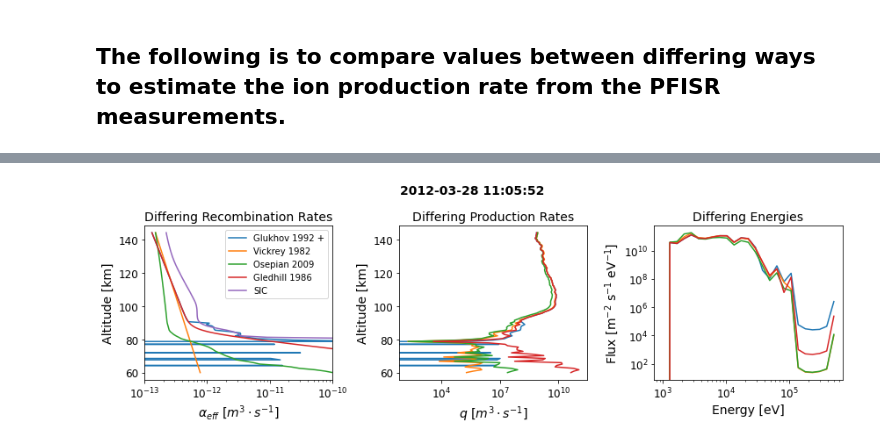
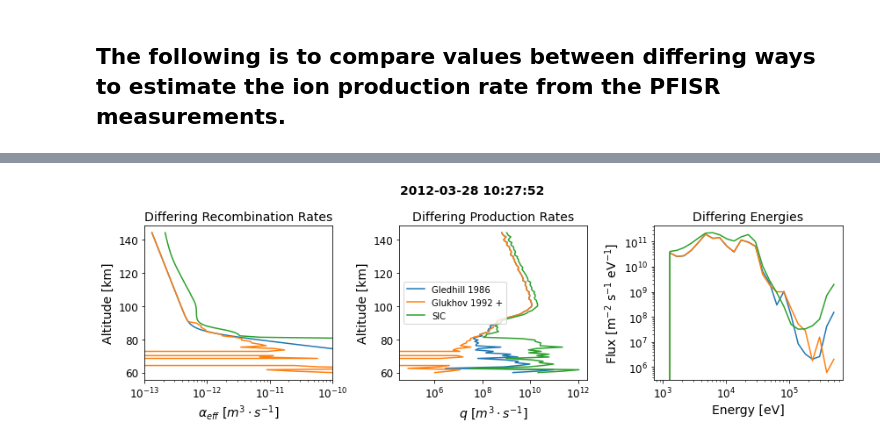
Before and after one commit to rileytroyer/semeter-inversion, a Jupyter notebook: semeter-inversion-example.ipynb, the cells around one changed output, grey strips where cells are left out. Saved outputs shown, nothing was run; the diff lists cells and outputs as text; code cells hidden in the pictures.

```diff
--- a/semeter-inversion-example.ipynb
+++ b/semeter-inversion-example.ipynb
@@ -301,7 +303,11 @@ def get_msis_density(run_time, altitude_bins, max_alt=1001e3,
     return total_msis_alt, msis_interp_density
 # %%
 # Time slice to run inversion for
-#slice_n = 684
-slice_n = 663
+# slice_n = 684
+# slice_n = 157
+# slice_n = 7
+# slice_n = 46
+
+slice_n = 625
 print(utc_time[slice_n])
 # %% [output]
@@ -1099,0 +1068,3 @@ alphas_sic = sic_alpha_interp(altitude_bins)
+# %%
+# Is there SIC data to plot
+sic_data = True
@@ -1116,11 +1148,14 @@ ax0.set_xlabel(r'$\alpha_{eff}$ $[m^3 \cdot s^{-1}]$', fontsize=14)
 ax0.set_ylabel('Altitude [km]', fontsize=14)
 
 # Plot the coefficients
+# ax0.plot(alphas_vickrey, altitude_bins/1000, label='Vickrey 1982')
+# ax0.plot(alphas_osepian, altitude_bins/1000, label='Osepian 2009')
+ax0.plot(alphas_gledhill, altitude_bins/1000, label='Gledhill 1986')
 ax0.plot(alphas, altitude_bins/1000, label='Glukhov 1992 +')
-ax0.plot(alphas_vickrey, altitude_bins/1000, label='Vickrey 1982')
-ax0.plot(alphas_osepian, altitude_bins/1000, label='Osepian 2009')
-ax0.plot(alphas_gledhill, altitude_bins/1000, label='Gledhill 1986')
-ax0.plot(alphas_sic, altitude_bins/1000, label='SIC')
+
+if sic_data == True:
+    ax0.plot(alphas_sic, altitude_bins/1000, label='SIC')
+
 ax0.set_xscale('log')
 ax0.set_xlim(1e-13, 1e-10)
 ax0.tick_params(labelsize=12)
@@ -1129,42 +1164,52 @@ ax0.tick_params(labelsize=12)
 ax1.set_title('Differing Production Rates',
              fontsize=14)
 ax1.set_xlabel(r'$q$ $[m^3 \cdot s^{-1}]$', fontsize=14)
 ax1.set_ylabel('Altitude [km]', fontsize=14)
 
 # Plot the rates
+# ax1.plot(q_vickrey, altitude_bins/1000, label='Vickrey 1982')
+# ax1.plot(q_osepian, altitude_bins/1000, label='Osepian 2009')
+ax1.plot(q_gledhill, altitude_bins/1000, label='Gledhill 1986')
 ax1.plot(q_estimate, altitude_bins/1000, label='Glukhov 1992 +')
-ax1.plot(q_vickrey, altitude_bins/1000, label='Vickrey 1982')
-ax1.plot(q_osepian, altitude_bins/1000, label='Osepian 2009')
-ax1.plot(q_gledhill, altitude_bins/1000, label='Gledhill 1986')
+
+if sic_data == True:
+    ax1.plot(q_sic, altitude_bins/1000, label='SIC')
+
 ax1.set_xscale('log')
 ax1.tick_params(labelsize=12)
 # yax = ax1.axes.get_yaxis()
 # yax = yax.set_visible(False)
 
-ax0.legend()
+ax1.legend()
 
 
 ###### Plot 3: energies ######
 ax2.set_title('Differing Energies', fontsize=14)
 ax2.set_ylabel(r'Flux [m$^{-2}$ s$^{-1}$ eV$^{-1}$]',
               fontsize=14)
 ax2.set_xlabel('Energy [eV]', fontsize=14)
 ax2.tick_params(labelsize=12)
 ax2.set_xscale('log')
 ax2.set_yscale('log')
 
 # Plot the energy
-ax2.plot(energy_bins, new_num_flux*bin_widths, label='Glukhov 1992 +')
-ax2.plot(energy_bins, new_num_flux_vickrey*bin_widths,
-        label='Vickrey 1982')
-ax2.plot(energy_bins, new_num_flux_osepian*bin_widths,
-        label='Osepian 2009')
+# ax2.plot(energy_bins, new_num_flux_vickrey*bin_widths,
+#         label='Vickrey 1982')
+# ax2.plot(energy_bins, new_num_flux_osepian*bin_widths,
+#         label='Osepian 2009')
 ax2.plot(energy_bins, new_num_flux_gledhill*bin_widths,
         label='Gledhill 1986')
+ax2.plot(energy_bins, new_num_flux*bin_widths,
+         label='Glukhov 1992 +')
+
+if sic_data == True:
+    ax2.plot(energy_bins, new_num_flux_sic*bin_widths,
+            label='SIC')
 
 plt.tight_layout()
 
-# plt.savefig('../source-energy-pa/figures/presentation-figures/'
-#             + 'chemistry-comparison.jpg', dpi=200)
+# plt.savefig('../source-energy-pa/figures/semeter-inversion/'
+#             'sic-chemistry-comparison/'
+#             + 'chemistry-comparison-sic-4.jpg', dpi=200)
 # %% [output]
-[figure, old version]
+[figure, new version]
```
Also changed, not shown: parts of 19 cells of this notebook.
